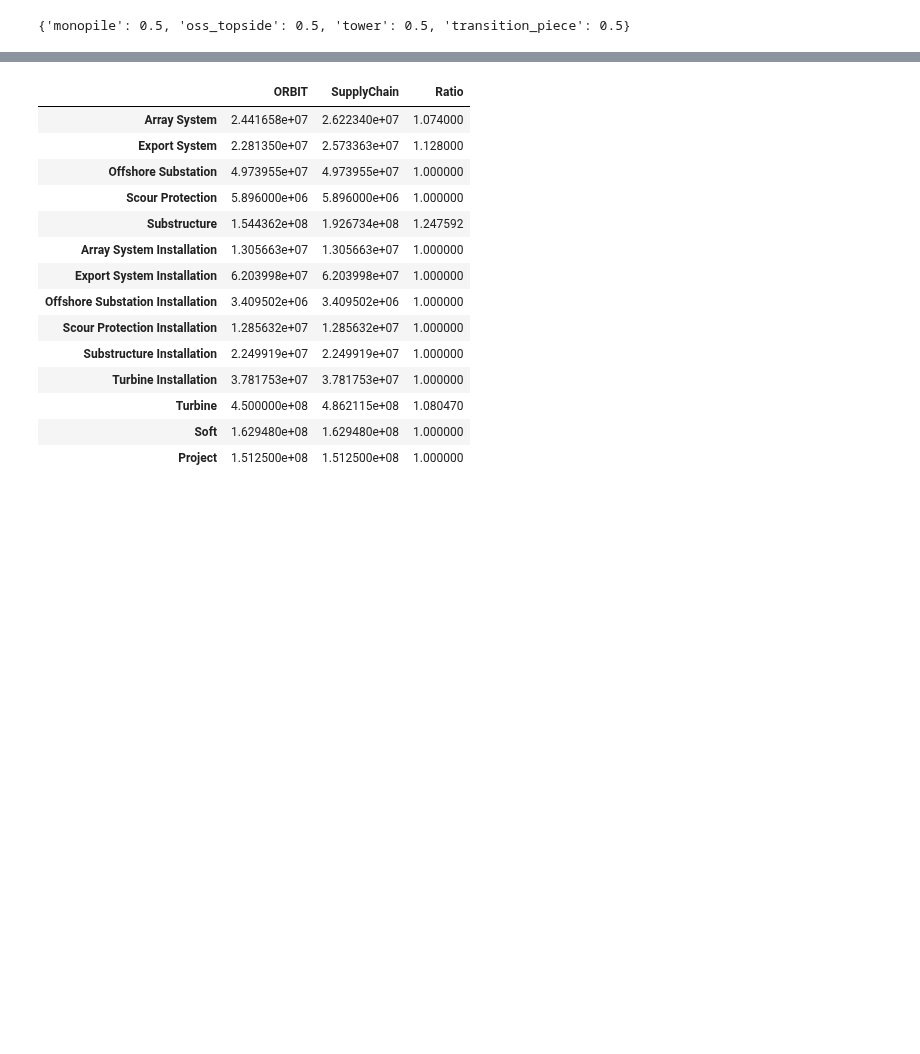
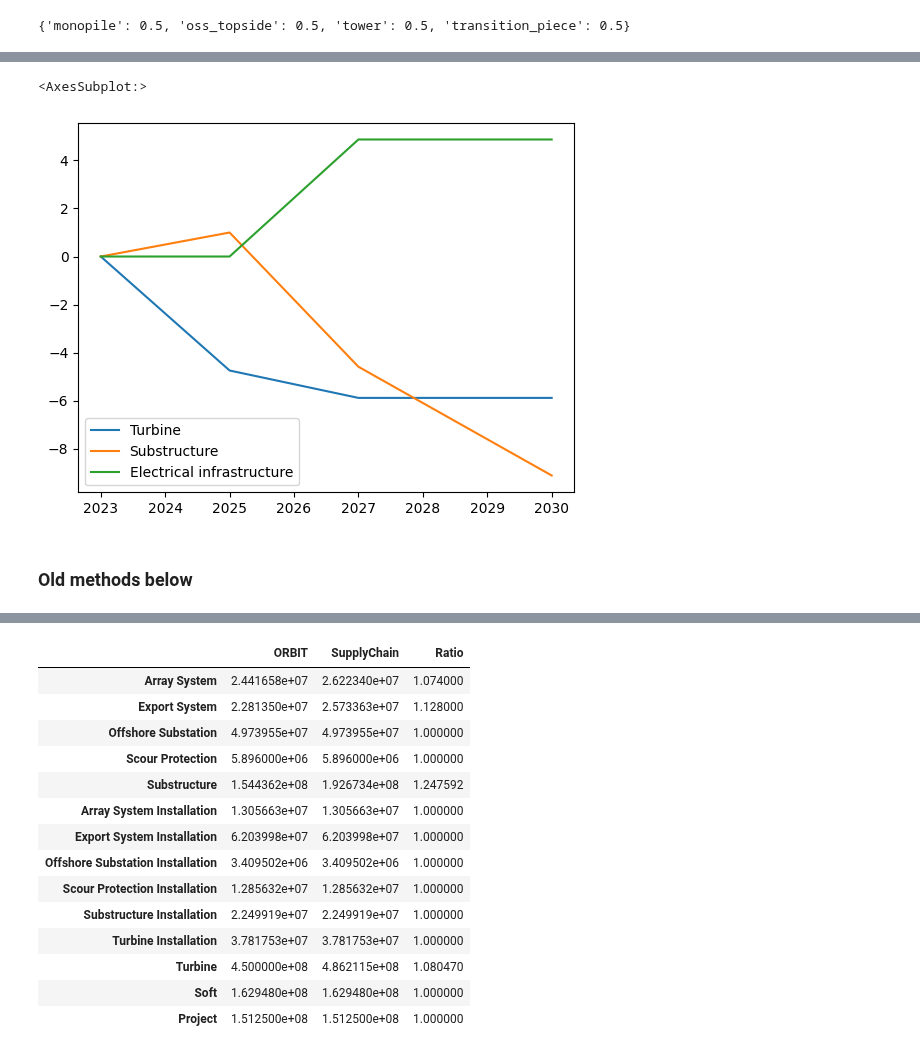
Before and after one commit to WISDEM/ORBIT, a Jupyter notebook: supply_chain.ipynb, the cells around one changed output, grey strips where cells are left out. Saved outputs shown, nothing was run; the diff lists cells and outputs as text; code cells hidden in the pictures; blank space fills up the shorter version.

```diff
--- a/supply_chain.ipynb
+++ b/supply_chain.ipynb
@@ -46,0 +103,14 @@ sc_manager = SupplyChainManager(supply_chain)
+# %%
+# Create some summary statistics
+cost_breakdown_perc = {
+    'Turbine': [],
+    'Substructure': [],
+    'Electrical infrastructure': [],
+}
+for k, v in cost_breakdown.items():
+    perc = [100*(i/v[0] -1) for n,i in enumerate(v)]
+    cost_breakdown_perc[k] = perc
+print(cost_breakdown_perc)
+
+total_capex_perc = [100*(i/total_capex[0] - 1) for n,i in enumerate(total_capex)]
+print(total_capex_perc)
@@ -47,3 +125,11 @@ sc_manager = SupplyChainManager(supply_chain)
+# %%
+df_perc = pd.DataFrame(cost_breakdown_perc, index=years)
+df_perc.plot()
+# %% [output]
+<AxesSubplot:>
+[figure, added]
+# %% [markdown]
+### Old methods below
 # %%
 # Run a project through this method
 # It will perform the supply chain adjustments and return a project instance with the adjusted values
```
Also changed, not shown: parts of 5 cells of this notebook.
